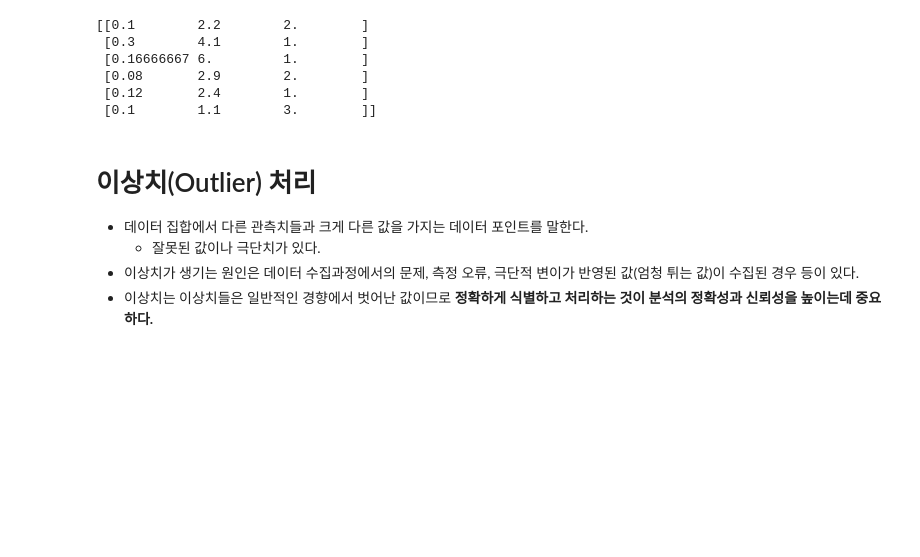
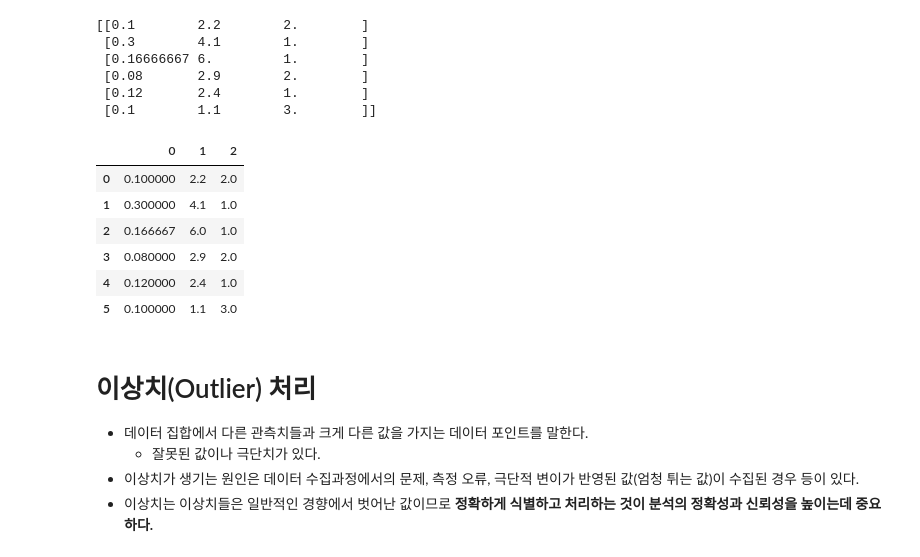
Before and after one commit to Wjaehyun/SKN21, a Jupyter notebook: 06_machine_learning/04_데이터_전처리.ipynb, the cells around one changed output. Drawn from its saved outputs; the diff is of its cells as text; code cells hidden in the pictures; blank space fills up the shorter version.

```diff
--- a/06_machine_learning/04_데이터_전처리.ipynb
+++ b/06_machine_learning/04_데이터_전처리.ipynb
@@ -271,6 +301,16 @@ print(result)
  [0.08       2.9        2.        ]
  [0.12       2.4        1.        ]
  [0.1        1.1        3.        ]]
+# %%
+pd.DataFrame(result)
+# %% [output]
+|  | 0 | 1 | 2 |
+| 0 | 0.100000 | 2.2 | 2.0 |
+| 1 | 0.300000 | 4.1 | 1.0 |
+| 2 | 0.166667 | 6.0 | 1.0 |
+| 3 | 0.080000 | 2.9 | 2.0 |
+| 4 | 0.120000 | 2.4 | 1.0 |
+| 5 | 0.100000 | 1.1 | 3.0 |
 # %% [markdown]
 # 이상치(Outlier) 처리
 
```
Also changed, not shown: parts of 43 cells of this notebook.
